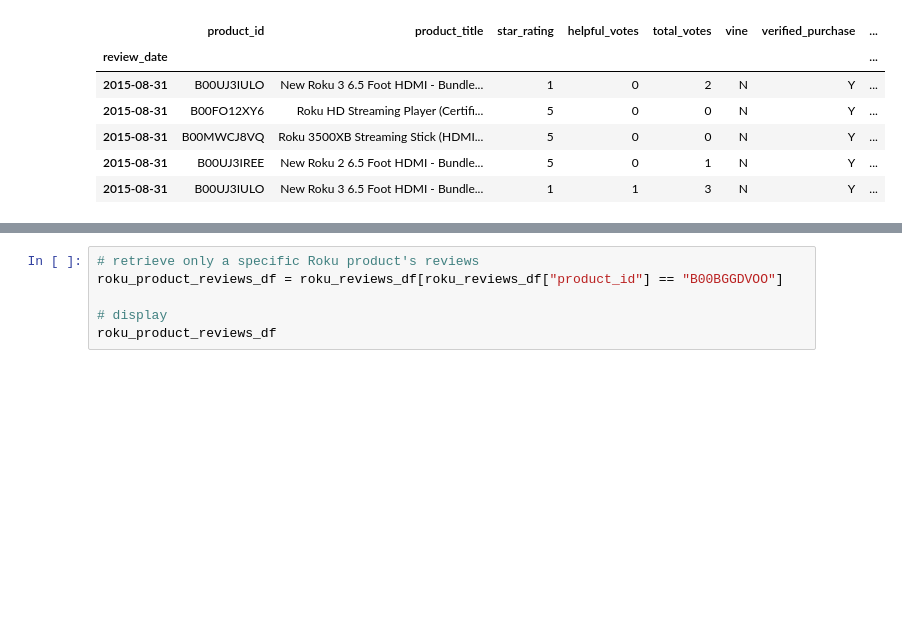
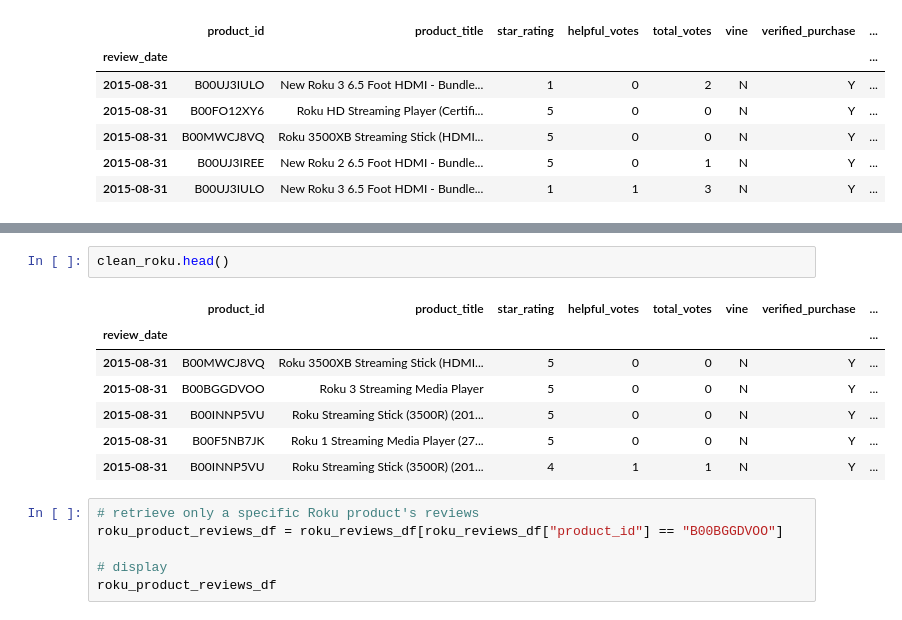
Before and after one commit to Th33na/project-fakers, a Jupyter notebook: project_fakers.ipynb, the cells around one changed output, grey strips where cells are left out. Drawn from its saved outputs; the diff is of its cells as text; blank space fills up the shorter version.

```diff
--- a/project_fakers.ipynb
+++ b/project_fakers.ipynb
@@ -211,3 +208,13 @@ Name: product_id, Length: 115, dtype: int64
+# %%
+clean_roku.head()
+# %% [output]
+|  | product_id | product_title | star_rating | helpful_votes | total_votes | vine | verified_purchase | ... |
+| review_date |  |  |  |  |  |  |  | ... |
+| 2015-08-31 | B00MWCJ8VQ | Roku 3500XB Streaming Stick (HDMI... | 5 | 0 | 0 | N | Y | ... |
+| 2015-08-31 | B00BGGDVOO | Roku 3 Streaming Media Player | 5 | 0 | 0 | N | Y | ... |
+| 2015-08-31 | B00INNP5VU | Roku Streaming Stick (3500R) (201... | 5 | 0 | 0 | N | Y | ... |
+| 2015-08-31 | B00F5NB7JK | Roku 1 Streaming Media Player (27... | 5 | 0 | 0 | N | Y | ... |
+| 2015-08-31 | B00INNP5VU | Roku Streaming Stick (3500R) (201... | 4 | 1 | 1 | N | Y | ... |
 # %%
 # retrieve only a specific Roku product's reviews
 roku_product_reviews_df = roku_reviews_df[roku_reviews_df["product_id"] == "B00BGGDVOO"]
```
Also changed, not shown: parts of 7 cells of this notebook.
